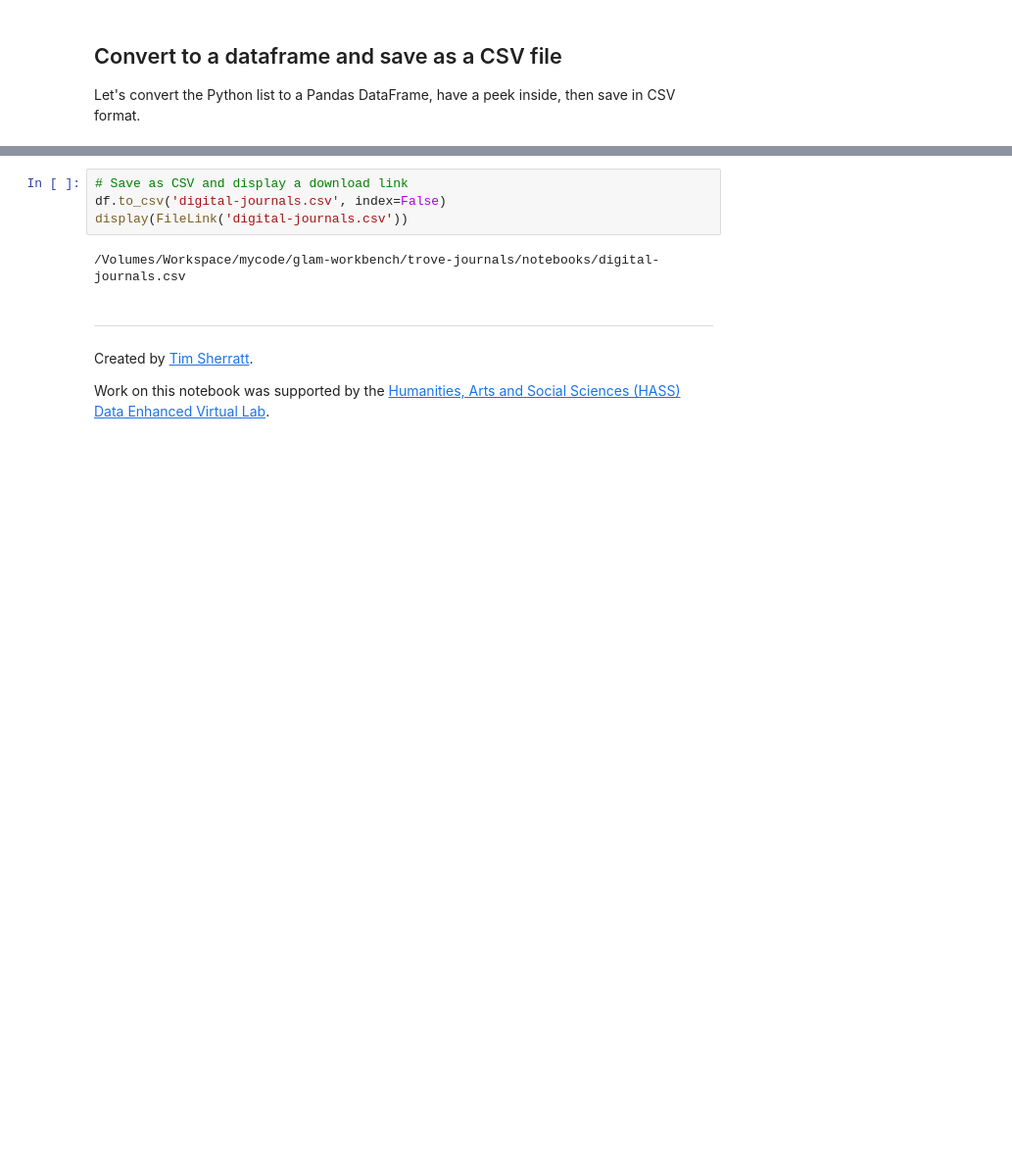
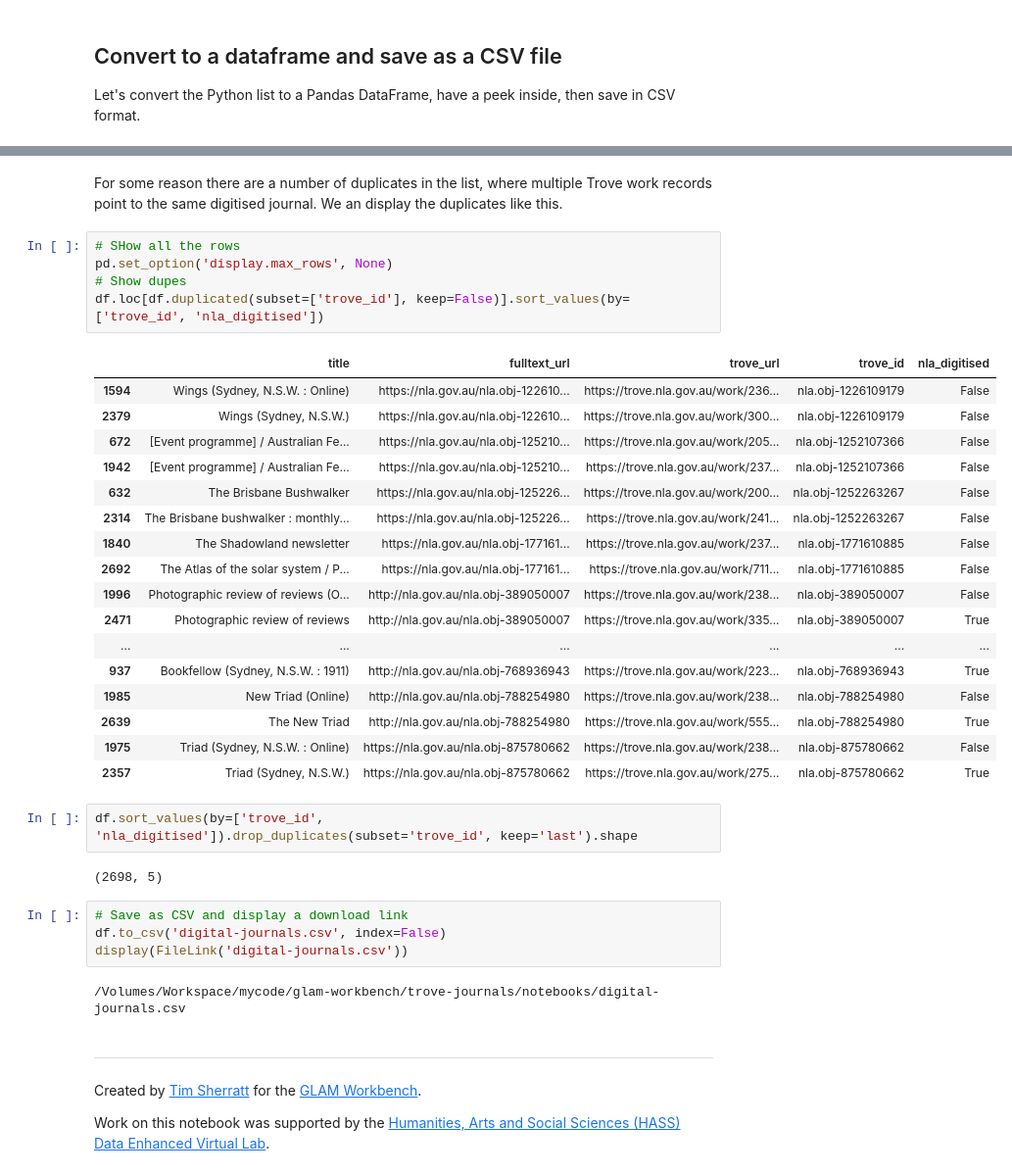
Before and after one commit to GLAM-Workbench/trove-journals, a Jupyter notebook: Create-digitised-journals-list.ipynb, the cells around one changed output, grey strips where cells are left out. Shown at 98% size. Saved outputs shown, nothing was run; the diff lists cells and outputs as text; blank space fills up the shorter version.

```diff
--- a/Create-digitised-journals-list.ipynb
+++ b/Create-digitised-journals-list.ipynb
@@ -149,3 +152,32 @@ df.shape
+# %% [markdown]
+For some reason there are a number of duplicates in the list, where multiple Trove work records point to the same digitised journal. We an display the duplicates like this.
+# %%
+# SHow all the rows
+pd.set_option('display.max_rows', None)
+# Show dupes
+df.loc[df.duplicated(subset=['trove_id'], keep=False)].sort_values(by=['trove_id', 'nla_digitised'])
+# %% [output]
+|  | title | fulltext_url | trove_url | trove_id | nla_digitised |
+| 1594 | Wings (Sydney, N.S.W. : Online) | https://nla.gov.au/nla.obj-122610... | https://trove.nla.gov.au/work/236... | nla.obj-1226109179 | False |
+| 2379 | Wings (Sydney, N.S.W.) | https://nla.gov.au/nla.obj-122610... | https://trove.nla.gov.au/work/300... | nla.obj-1226109179 | False |
+| 672 | [Event programme] / Australian Fe... | https://nla.gov.au/nla.obj-125210... | https://trove.nla.gov.au/work/205... | nla.obj-1252107366 | False |
+| 1942 | [Event programme] / Australian Fe... | https://nla.gov.au/nla.obj-125210... | https://trove.nla.gov.au/work/237... | nla.obj-1252107366 | False |
+| 632 | The Brisbane Bushwalker | https://nla.gov.au/nla.obj-125226... | https://trove.nla.gov.au/work/200... | nla.obj-1252263267 | False |
+| 2314 | The Brisbane bushwalker : monthly... | https://nla.gov.au/nla.obj-125226... | https://trove.nla.gov.au/work/241... | nla.obj-1252263267 | False |
+| 1840 | The Shadowland newsletter | https://nla.gov.au/nla.obj-177161... | https://trove.nla.gov.au/work/237... | nla.obj-1771610885 | False |
+| 2692 | The Atlas of the solar system / P... | https://nla.gov.au/nla.obj-177161... | https://trove.nla.gov.au/work/711... | nla.obj-1771610885 | False |
+| 1996 | Photographic review of reviews (O... | http://nla.gov.au/nla.obj-389050007 | https://trove.nla.gov.au/work/238... | nla.obj-389050007 | False |
+| 2471 | Photographic review of reviews | http://nla.gov.au/nla.obj-389050007 | https://trove.nla.gov.au/work/335... | nla.obj-389050007 | True |
+| ... | ... | ... | ... | ... | ... |
+| 937 | Bookfellow (Sydney, N.S.W. : 1911) | http://nla.gov.au/nla.obj-768936943 | https://trove.nla.gov.au/work/223... | nla.obj-768936943 | True |
+| 1985 | New Triad (Online) | http://nla.gov.au/nla.obj-788254980 | https://trove.nla.gov.au/work/238... | nla.obj-788254980 | False |
+| 2639 | The New Triad | http://nla.gov.au/nla.obj-788254980 | https://trove.nla.gov.au/work/555... | nla.obj-788254980 | True |
+| 1975 | Triad (Sydney, N.S.W. : Online) | https://nla.gov.au/nla.obj-875780662 | https://trove.nla.gov.au/work/238... | nla.obj-875780662 | False |
+| 2357 | Triad (Sydney, N.S.W.) | https://nla.gov.au/nla.obj-875780662 | https://trove.nla.gov.au/work/275... | nla.obj-875780662 | True |
+# %%
+df.sort_values(by=['trove_id', 'nla_digitised']).drop_duplicates(subset='trove_id', keep='last').shape
+# %% [output]
+(2698, 5)
 # %%
 # Save as CSV and display a download link
 df.to_csv('digital-journals.csv', index=False)
@@ -155,6 +187,6 @@ display(FileLink('digital-journals.csv'))
 # %% [markdown]
 ----
 
-Created by [Tim Sherratt](https://timsherratt.org/).
+Created by [Tim Sherratt](https://timsherratt.org/) for the [GLAM Workbench](https://glam-workbench.github.io/).
 
 Work on this notebook was supported by the [Humanities, Arts and Social Sciences (HASS) Data Enhanced Virtual Lab](https://tinker.edu.au/).
```
Also changed, not shown: parts of 5 cells of this notebook, 23 other files.
